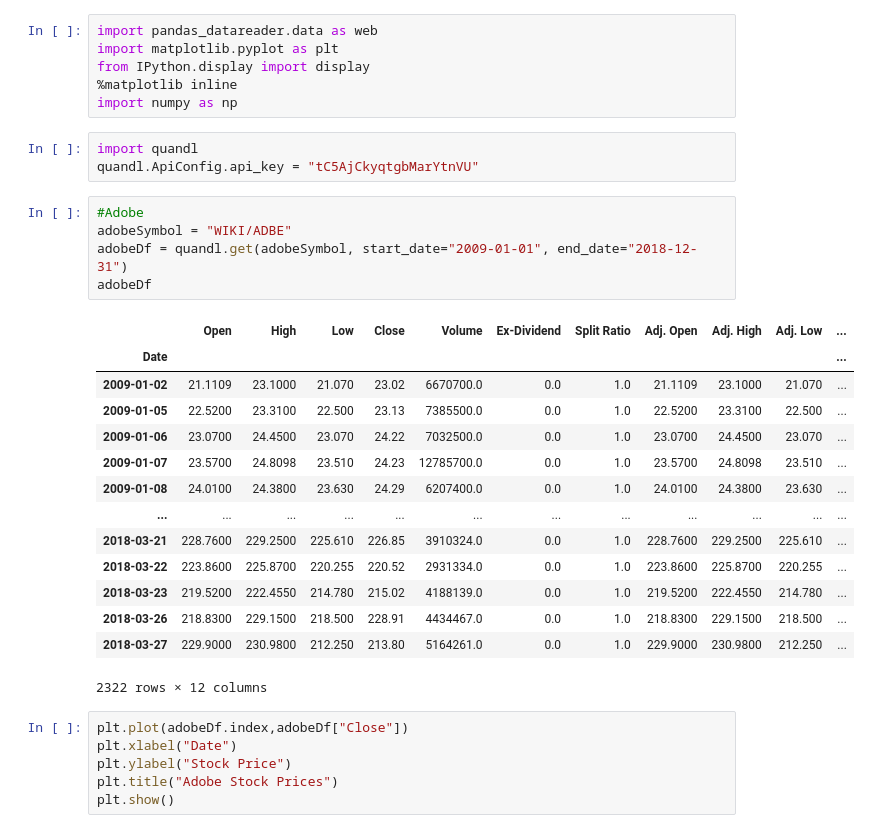
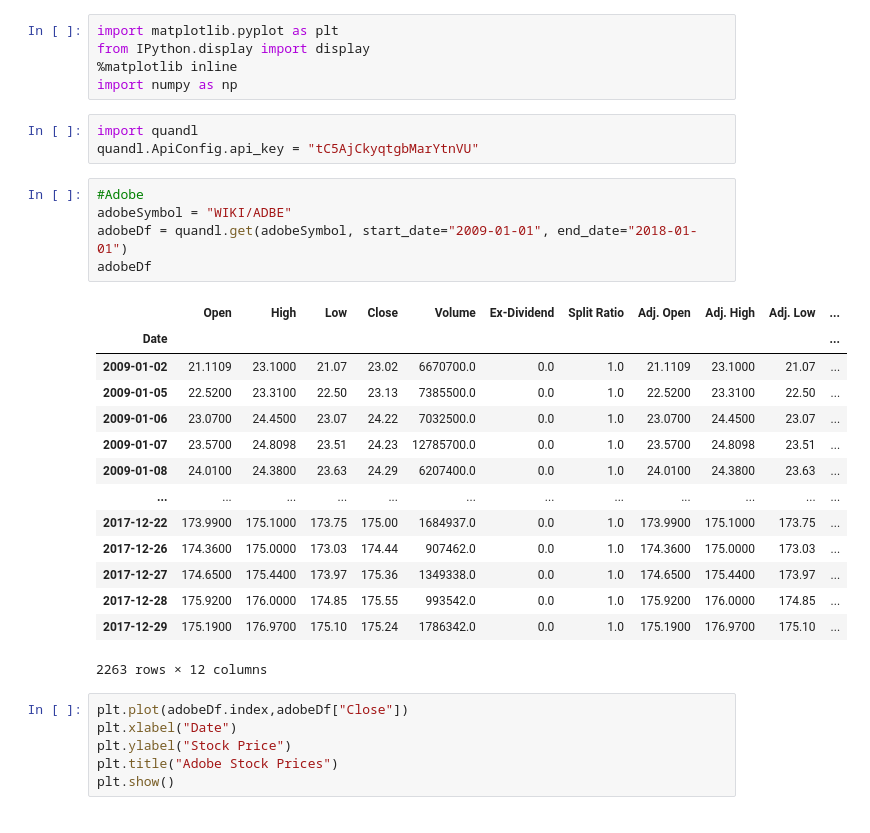
Before and after one commit to VioletD789/Algo-Trading, a Jupyter notebook: Practice.ipynb, the cells around one changed output. Saved outputs shown, nothing was run; the diff lists cells and outputs as text.

```diff
--- a/Practice.ipynb
+++ b/Practice.ipynb
@@ -1,5 +1,4 @@
 # %%
-import pandas_datareader.data as web
 import matplotlib.pyplot as plt
 from IPython.display import display
 %matplotlib inline
@@ -10,23 +9,23 @@ quandl.ApiConfig.api_key = "tC5AjCkyqtgbMarYtnVU"
 # %%
 #Adobe
 adobeSymbol = "WIKI/ADBE"
-adobeDf = quandl.get(adobeSymbol, start_date="2009-01-01", end_date="2018-12-31")
+adobeDf = quandl.get(adobeSymbol, start_date="2009-01-01", end_date="2018-01-01")
 adobeDf
 # %% [output]
 |  | Open | High | Low | Close | Volume | Ex-Dividend | Split Ratio | Adj. Open | Adj. High | Adj. Low | ... |
 | Date |  |  |  |  |  |  |  |  |  |  | ... |
-| 2009-01-02 | 21.1109 | 23.1000 | 21.070 | 23.02 | 6670700.0 | 0.0 | 1.0 | 21.1109 | 23.1000 | 21.070 | ... |
-| 2009-01-05 | 22.5200 | 23.3100 | 22.500 | 23.13 | 7385500.0 | 0.0 | 1.0 | 22.5200 | 23.3100 | 22.500 | ... |
-| 2009-01-06 | 23.0700 | 24.4500 | 23.070 | 24.22 | 7032500.0 | 0.0 | 1.0 | 23.0700 | 24.4500 | 23.070 | ... |
-| 2009-01-07 | 23.5700 | 24.8098 | 23.510 | 24.23 | 12785700.0 | 0.0 | 1.0 | 23.5700 | 24.8098 | 23.510 | ... |
-| 2009-01-08 | 24.0100 | 24.3800 | 23.630 | 24.29 | 6207400.0 | 0.0 | 1.0 | 24.0100 | 24.3800 | 23.630 | ... |
+| 2009-01-02 | 21.1109 | 23.1000 | 21.07 | 23.02 | 6670700.0 | 0.0 | 1.0 | 21.1109 | 23.1000 | 21.07 | ... |
+| 2009-01-05 | 22.5200 | 23.3100 | 22.50 | 23.13 | 7385500.0 | 0.0 | 1.0 | 22.5200 | 23.3100 | 22.50 | ... |
+| 2009-01-06 | 23.0700 | 24.4500 | 23.07 | 24.22 | 7032500.0 | 0.0 | 1.0 | 23.0700 | 24.4500 | 23.07 | ... |
+| 2009-01-07 | 23.5700 | 24.8098 | 23.51 | 24.23 | 12785700.0 | 0.0 | 1.0 | 23.5700 | 24.8098 | 23.51 | ... |
+| 2009-01-08 | 24.0100 | 24.3800 | 23.63 | 24.29 | 6207400.0 | 0.0 | 1.0 | 24.0100 | 24.3800 | 23.63 | ... |
 | ... | ... | ... | ... | ... | ... | ... | ... | ... | ... | ... | ... |
-| 2018-03-21 | 228.7600 | 229.2500 | 225.610 | 226.85 | 3910324.0 | 0.0 | 1.0 | 228.7600 | 229.2500 | 225.610 | ... |
-| 2018-03-22 | 223.8600 | 225.8700 | 220.255 | 220.52 | 2931334.0 | 0.0 | 1.0 | 223.8600 | 225.8700 | 220.255 | ... |
-| 2018-03-23 | 219.5200 | 222.4550 | 214.780 | 215.02 | 4188139.0 | 0.0 | 1.0 | 219.5200 | 222.4550 | 214.780 | ... |
-| 2018-03-26 | 218.8300 | 229.1500 | 218.500 | 228.91 | 4434467.0 | 0.0 | 1.0 | 218.8300 | 229.1500 | 218.500 | ... |
-| 2018-03-27 | 229.9000 | 230.9800 | 212.250 | 213.80 | 5164261.0 | 0.0 | 1.0 | 229.9000 | 230.9800 | 212.250 | ... |
+| 2017-12-22 | 173.9900 | 175.1000 | 173.75 | 175.00 | 1684937.0 | 0.0 | 1.0 | 173.9900 | 175.1000 | 173.75 | ... |
+| 2017-12-26 | 174.3600 | 175.0000 | 173.03 | 174.44 | 907462.0 | 0.0 | 1.0 | 174.3600 | 175.0000 | 173.03 | ... |
+| 2017-12-27 | 174.6500 | 175.4400 | 173.97 | 175.36 | 1349338.0 | 0.0 | 1.0 | 174.6500 | 175.4400 | 173.97 | ... |
+| 2017-12-28 | 175.9200 | 176.0000 | 174.85 | 175.55 | 993542.0 | 0.0 | 1.0 | 175.9200 | 176.0000 | 174.85 | ... |
+| 2017-12-29 | 175.1900 | 176.9700 | 175.10 | 175.24 | 1786342.0 | 0.0 | 1.0 | 175.1900 | 176.9700 | 175.10 | ... |
-2322 rows × 12 columns
+2263 rows × 12 columns
 # %%
 plt.plot(adobeDf.index,adobeDf["Close"])
 plt.xlabel("Date")
```
Also changed, not shown: parts of 2 cells of this notebook.
